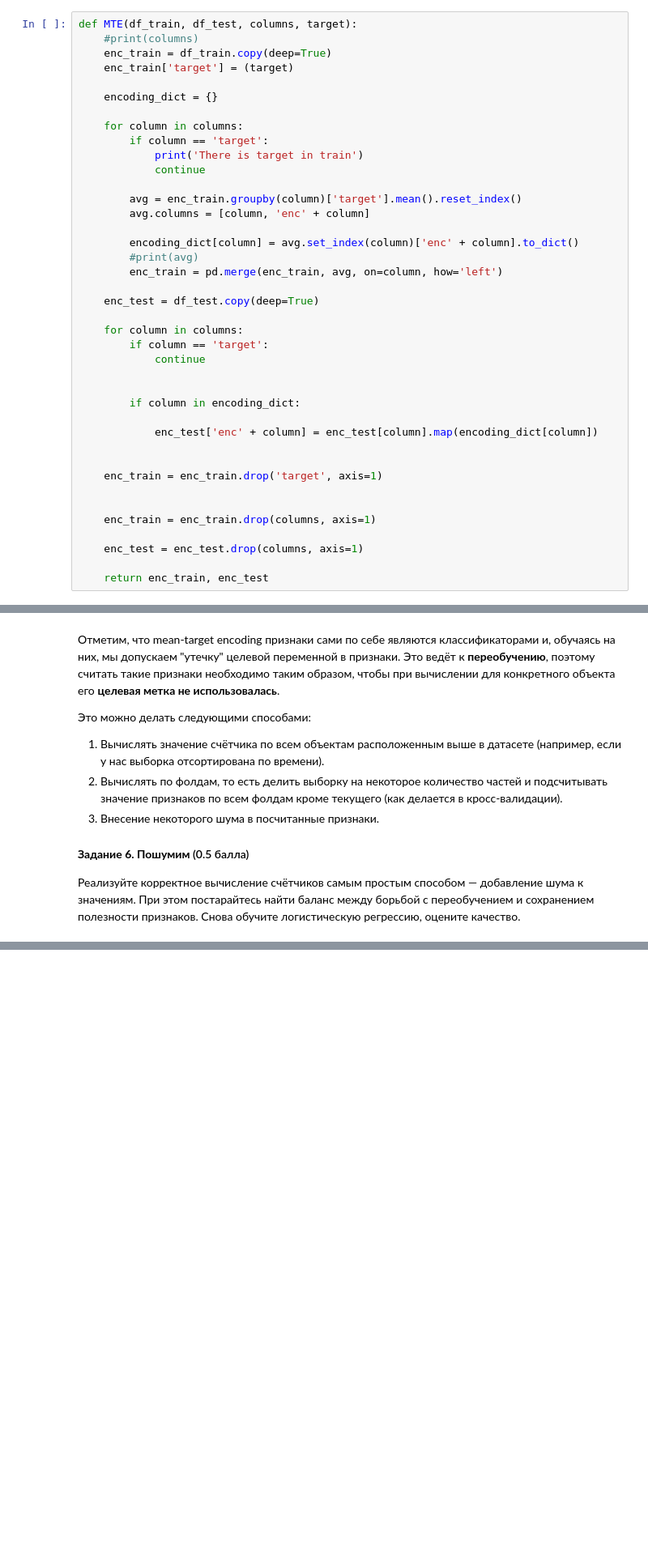
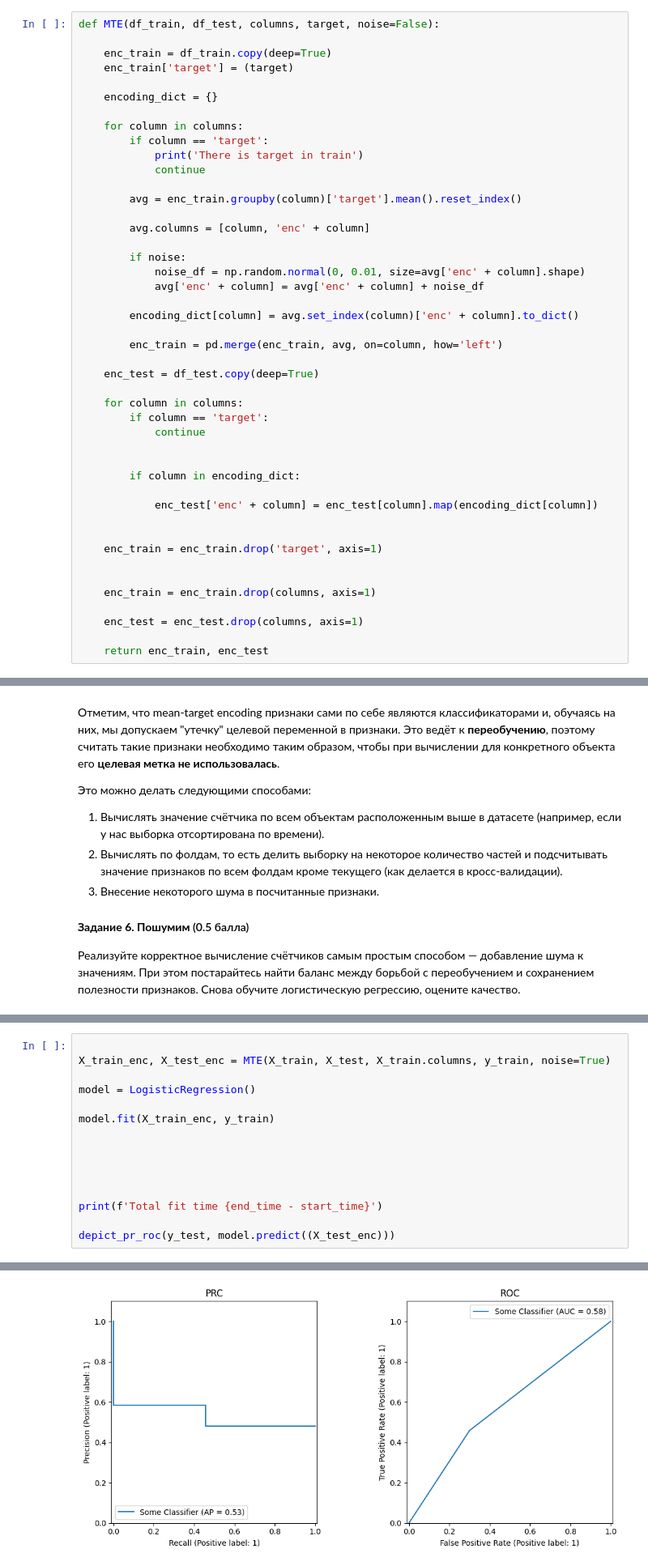
Before and after one commit to AndreiPolischuk/ML_HOMEWORKS, a Jupyter notebook: HW4/homework_practice_04_linclass-PolischukAndrei.ipynb, the cells around one changed output, grey strips where cells are left out. Shown at 81% size. Saved outputs shown, nothing was run; the diff lists cells and outputs as text; blank space fills up the shorter version.

```diff
--- a/HW4/homework_practice_04_linclass-PolischukAndrei.ipynb
+++ b/HW4/homework_practice_04_linclass-PolischukAndrei.ipynb
@@ -703,8 +703,8 @@ $$
 
 Сравните время обучения с предыдущими экспериментами (с учетом кодирования признаков).
 # %%
-def MTE(df_train, df_test, columns, target):
-    #print(columns)
+def MTE(df_train, df_test, columns, target, noise=False):
+
     enc_train = df_train.copy(deep=True)
     enc_train['target'] = (target)
 
@@ -716,10 +716,15 @@ def MTE(df_train, df_test, columns, target):
             continue
 
         avg = enc_train.groupby(column)['target'].mean().reset_index()
+
         avg.columns = [column, 'enc' + column]
 
+        if noise:
+            noise_df = np.random.normal(0, 0.01, size=avg['enc' + column].shape)
+            avg['enc' + column] = avg['enc' + column] + noise_df
+
         encoding_dict[column] = avg.set_index(column)['enc' + column].to_dict()
-        #print(avg)
+
         enc_train = pd.merge(enc_train, avg, on=column, how='left')
 
     enc_test = df_test.copy(deep=True)
@@ -798,0 +795,16 @@ __Методы борьбы с переобучением счетчиков__
+# %%
+
+X_train_enc, X_test_enc = MTE(X_train, X_test, X_train.columns, y_train, noise=True)
+
+model = LogisticRegression()
+
+model.fit(X_train_enc, y_train)
+
+
+
+
+
+print(f'Total fit time {end_time - start_time}')
+
+depict_pr_roc(y_test, model.predict((X_test_enc)))
+# %% [output]
@@ -798,0 +815 @@ __Методы борьбы с переобучением счетчиков__
+[figure, added]
```
Also changed, not shown: parts of 10 cells of this notebook.
